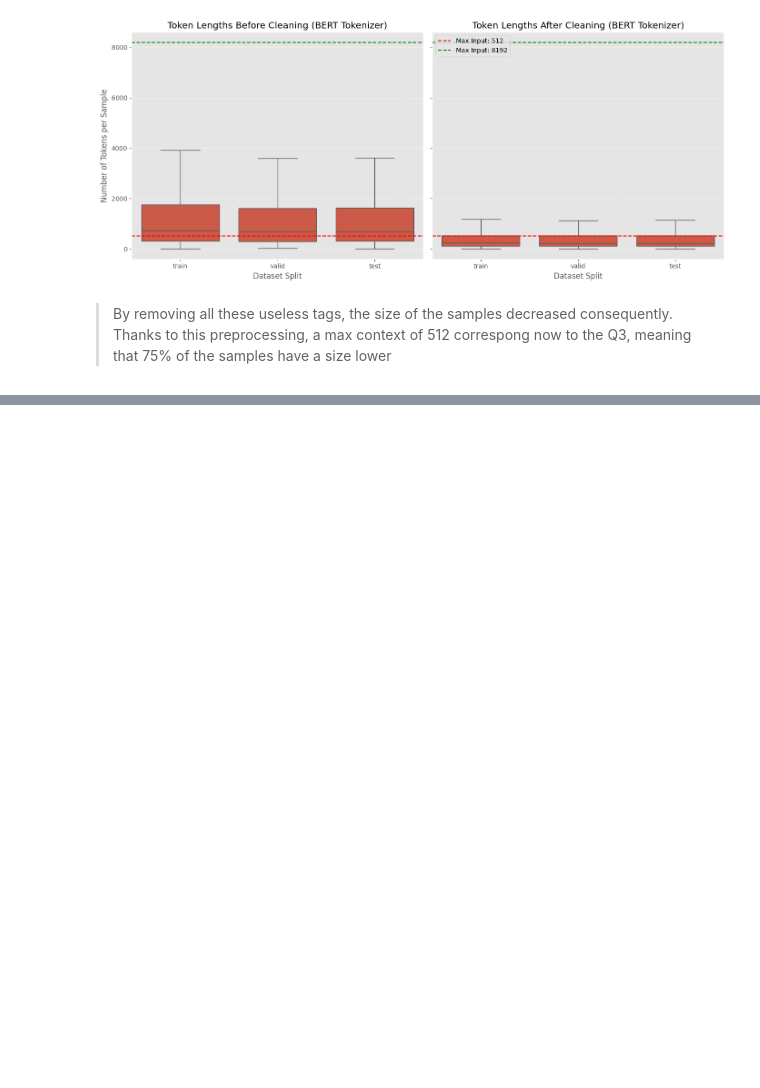
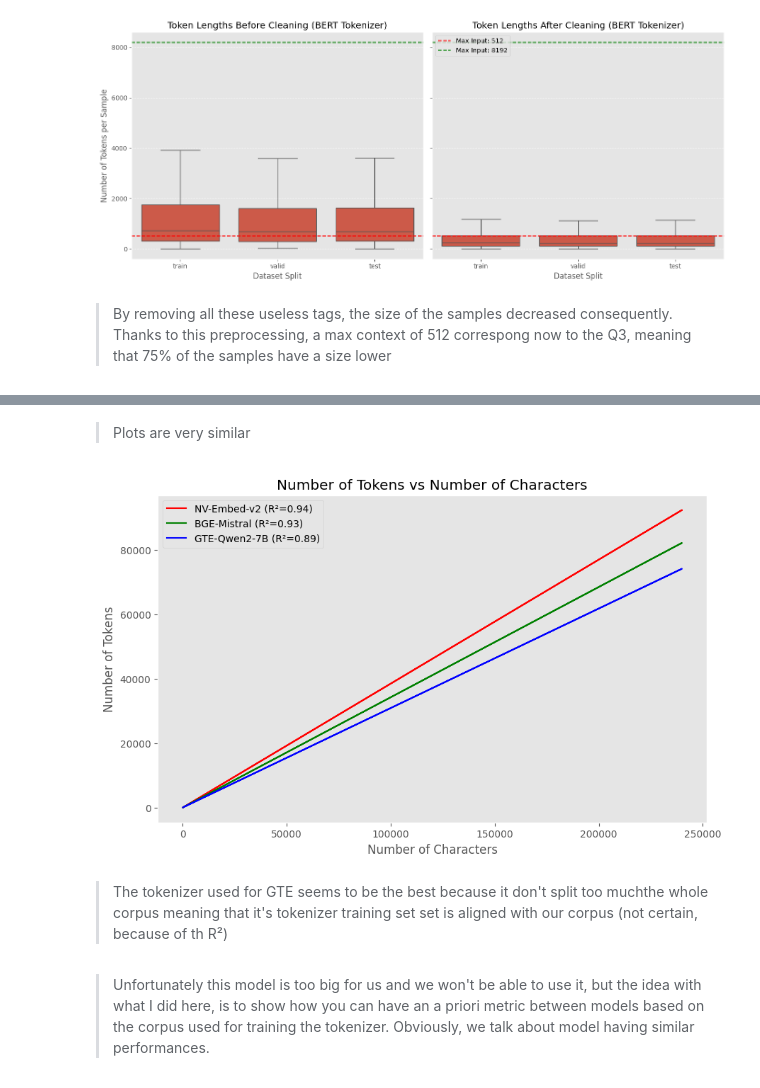
Before and after one commit to ilanaliouchouche/Github-Issues-Embeddings-Store, a Jupyter notebook: notebooks/eda.ipynb, the cells around one changed output, grey strips where cells are left out. Drawn from its saved outputs; the diff is of its cells as text; code cells hidden in the pictures; blank space fills up the shorter version.

```diff
--- a/notebooks/eda.ipynb
+++ b/notebooks/eda.ipynb
@@ -404,0 +555,37 @@ test_df.to_csv("../data/test.csv", index=False)
+# %% [markdown]
+> Plots are very similar
+# %%
+nv_df = pd.DataFrame(nv_numb)
+bge_df = pd.DataFrame(bge_numb)
+gte_df = pd.DataFrame(gte_numb)
+
+def linear_regression(df, label, color):
+    x = np.array(df["n_chars"])
+    y = np.array(df["n_tokens"])
+
+    slope, intercept, r_value, _, _ = stats.linregress(x, y)
+    y_pred = slope * x + intercept
+
+    plt.plot(x, y_pred, color=color, label=f"{label} (R²={r_value**2:.2f})")
+
+plt.figure(figsize=(10, 6))
+
+linear_regression(nv_df, "NV-Embed-v2", "r")
+linear_regression(bge_df, "BGE-Mistral", "g")
+linear_regression(gte_df, "GTE-Qwen2-7B", "b")
+
+plt.xlabel("Number of Characters")
+plt.ylabel("Number of Tokens")
+plt.title("Number of Tokens vs Number of Characters")
+plt.legend()
+plt.grid()
+
+
+plt.show()
+# %% [output]
+[figure, added]
+# %% [markdown]
+> The tokenizer used for GTE seems to be the best because it don't split too muchthe whole corpus meaning that it's tokenizer training set set is aligned with our corpus (not certain, because of th R²)
+# %% [markdown]
+> Unfortunately this model is too big for us and we won't be able to use it, but the idea with what I did here, is to show how you can have an a priori metric between models
+based on the corpus used for training the tokenizer. Obviously, we talk about model having similar performances.
```
Also changed, not shown: parts of 16 cells of this notebook.
